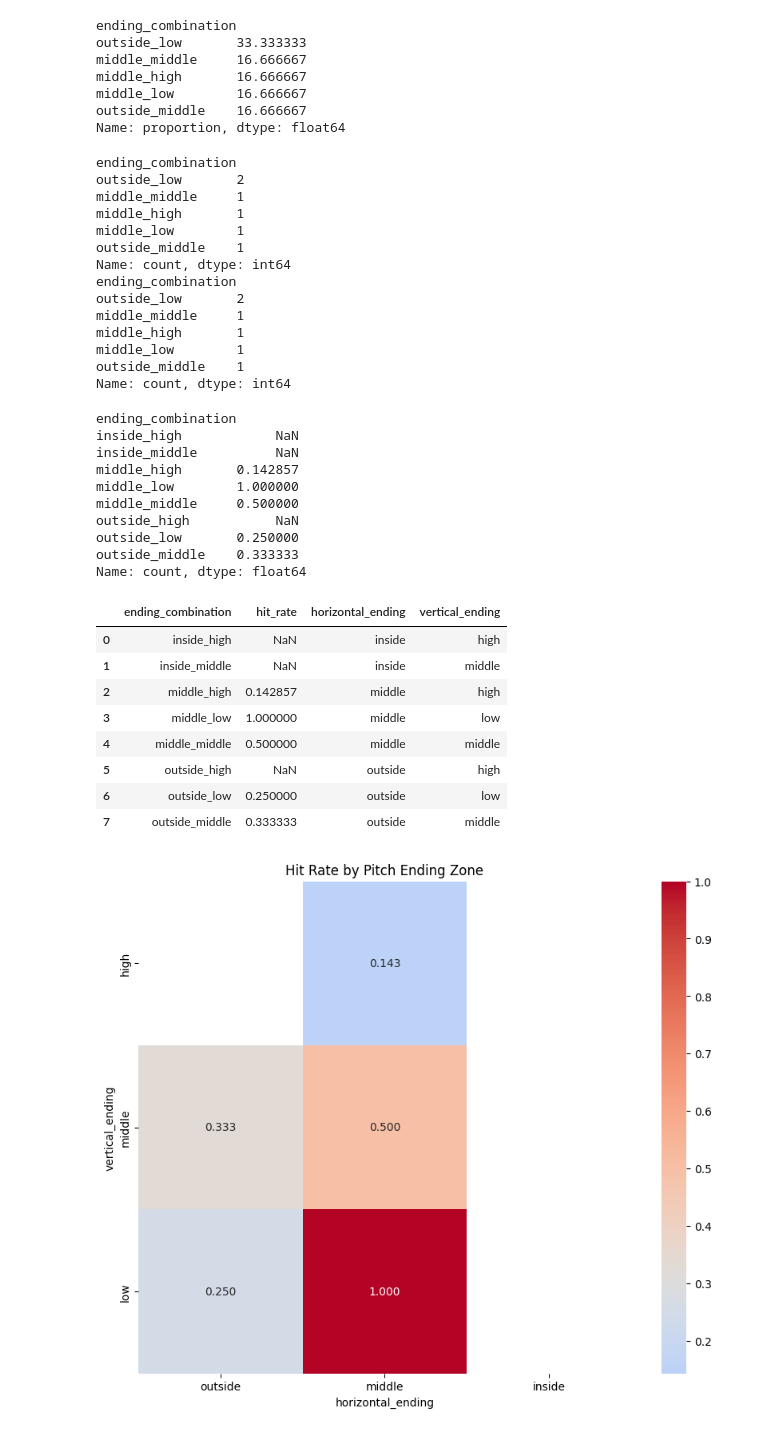
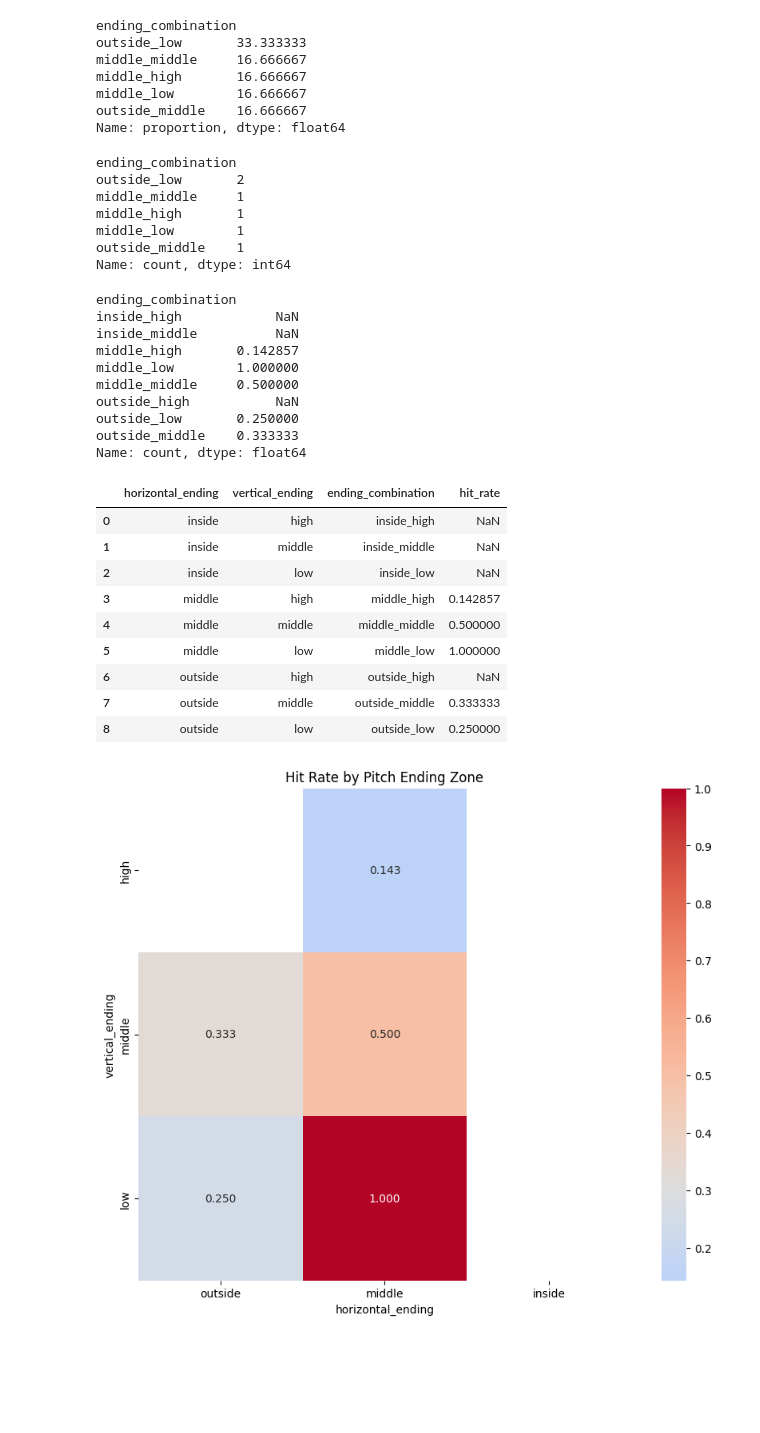
Before and after one commit to Shiou-Ju/jose-ramos-panama-batting, a Jupyter notebook: analysis/plate_preference.ipynb, the cells around one changed output. Saved outputs shown, nothing was run; the diff lists cells and outputs as text; code cells hidden in the pictures; blank space fills up the shorter version.

```diff
--- a/analysis/plate_preference.ipynb
+++ b/analysis/plate_preference.ipynb
@@ -142,7 +143,7 @@ hits_last_pitches = last_pitches[last_pitches['abs_id'].isin(hits_abs_ids)]
 hits_ending_combinations = hits_last_pitches['ending_combination'].value_counts()
 
 print(hits_ending_combinations)
-print(hits_ending_combinations)
+
 
 hit_rates = (hits_ending_combinations / total_ending_combinations)
 hit_rates
@@ -154,13 +155,6 @@ middle_high       1
 middle_low        1
 outside_middle    1
 Name: count, dtype: int64
-ending_combination
-outside_low       2
-middle_middle     1
-middle_high       1
-middle_low        1
-outside_middle    1
-Name: count, dtype: int64
 ending_combination
 inside_high            NaN
 inside_middle          NaN
@@ -172,33 +166,34 @@ outside_low       0.250000
 outside_middle    0.333333
 Name: count, dtype: float64
 # %%
-# 製作各位置安打率
+# 各進壘點安打率
 import itertools
 hit_rates_df = hit_rates.reset_index()
 hit_rates_df.columns = ['ending_combination', 'hit_rate']
 
 hit_rates_df[['horizontal_ending', 'vertical_ending']] = hit_rates_df['ending_combination'].str.split('_', expand=True)
 
 # ensure all 9 spots are included
 expected_combinations = pd.DataFrame(list(itertools.product(['inside', 'middle', 'outside'], ['high', 'middle', 'low'])),
                                      columns=['horizontal_ending', 'vertical_ending'])
 expected_combinations['ending_combination'] = expected_combinations['horizontal_ending'] + '_' + expected_combinations['vertical_ending']
 
 # merge
 full_hit_rates_df = pd.merge(expected_combinations, hit_rates_df[['ending_combination', 'hit_rate']], on='ending_combination', how='left')
 
 
-hit_rates_df
+full_hit_rates_df
 # %% [output]
-|  | ending_combination | hit_rate | horizontal_ending | vertical_ending |
-| 0 | inside_high | NaN | inside | high |
-| 1 | inside_middle | NaN | inside | middle |
-| 2 | middle_high | 0.142857 | middle | high |
-| 3 | middle_low | 1.000000 | middle | low |
-| 4 | middle_middle | 0.500000 | middle | middle |
-| 5 | outside_high | NaN | outside | high |
-| 6 | outside_low | 0.250000 | outside | low |
-| 7 | outside_middle | 0.333333 | outside | middle |
+|  | horizontal_ending | vertical_ending | ending_combination | hit_rate |
+| 0 | inside | high | inside_high | NaN |
+| 1 | inside | middle | inside_middle | NaN |
+| 2 | inside | low | inside_low | NaN |
+| 3 | middle | high | middle_high | 0.142857 |
+| 4 | middle | middle | middle_middle | 0.500000 |
+| 5 | middle | low | middle_low | 1.000000 |
+| 6 | outside | high | outside_high | NaN |
+| 7 | outside | middle | outside_middle | 0.333333 |
+| 8 | outside | low | outside_low | 0.250000 |
 # %%
 import seaborn as sns
 import matplotlib.pyplot as plt
```
Also changed, not shown: parts of 18 cells of this notebook, 4 other files.
